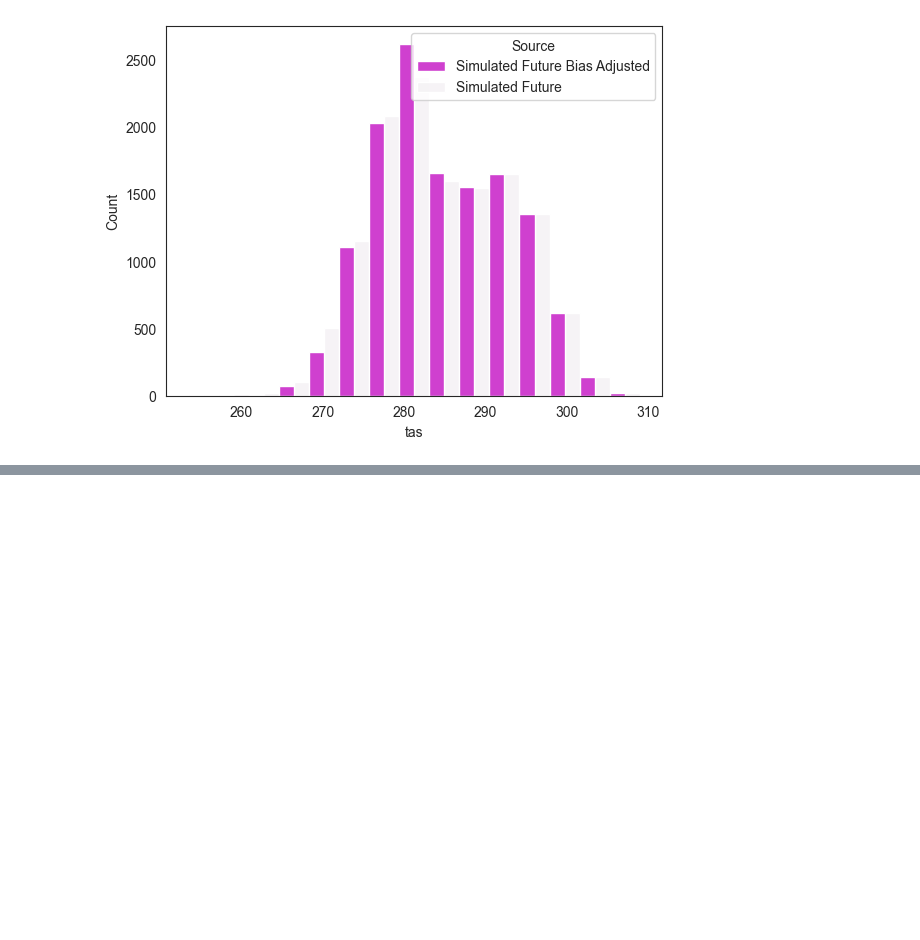
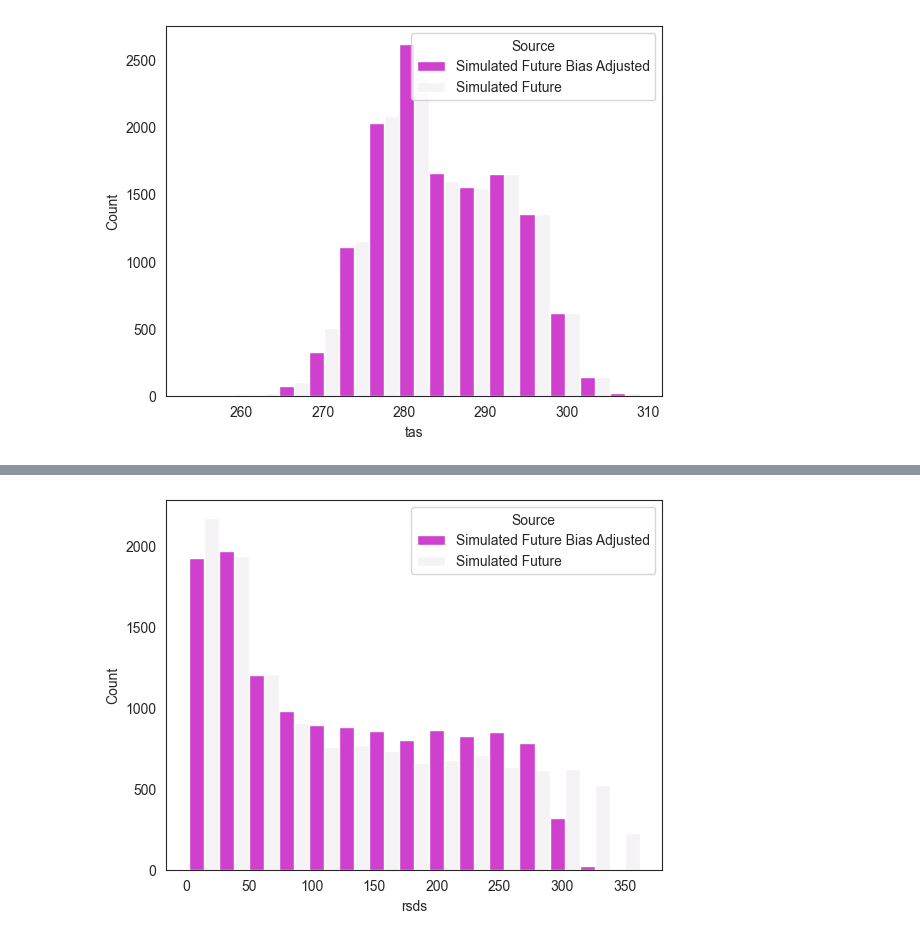
Before and after one commit to JGCRI/basd, a Jupyter notebook: notebooks/quickstarter.ipynb, the cells around one changed output, grey strips where cells are left out. Saved outputs shown, nothing was run; the diff lists cells and outputs as text; code cells hidden in the pictures; blank space fills up the shorter version.

```diff
--- a/notebooks/quickstarter.ipynb
+++ b/notebooks/quickstarter.ipynb
@@ -81,0 +80,12 @@ array([0])
+# %%
+rsds_obs_hist = xr.open_dataset('../basd/data/rsds_obs-hist_coarse_1979-2014.nc')
+rsds_sim_hist = xr.open_dataset('../basd/data/rsds_sim-hist_coarse_1979-2014.nc')
+rsds_sim_fut = xr.open_dataset('../basd/data/rsds_sim-fut_coarse_2065-2100.nc')
+rsds_params = basd.Parameters(trend_preservation='bounded', distribution='beta', lower_bound=0, upper_bound=1, lower_threshold=0.0001, upper_threshold=0.9999, halfwin_ubc=15)
+rsds_ba = basd.Adjustment(rsds_obs_hist, rsds_sim_hist, rsds_sim_fut, 'rsds', rsds_params)
+loc = dict(lat=1, lon=1)
+rsds_sim_fut_ba_loc = rsds_ba.adjust_bias_one_location(loc)
+# %%
+rsds_sim_fut_ba_loc.plot_hist()
+# %% [output]
+[figure, added]
```
Also changed, not shown: parts of 4 cells of this notebook.
